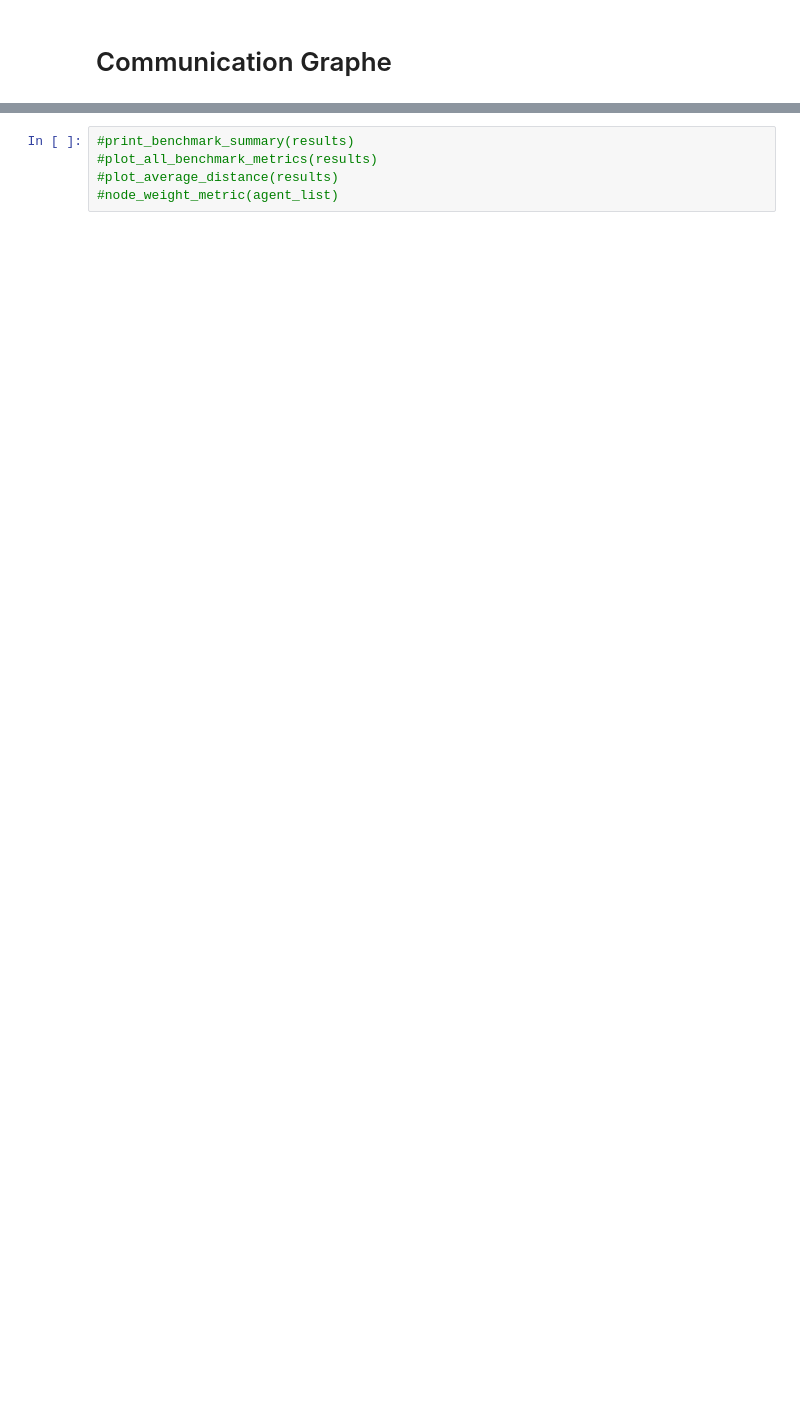
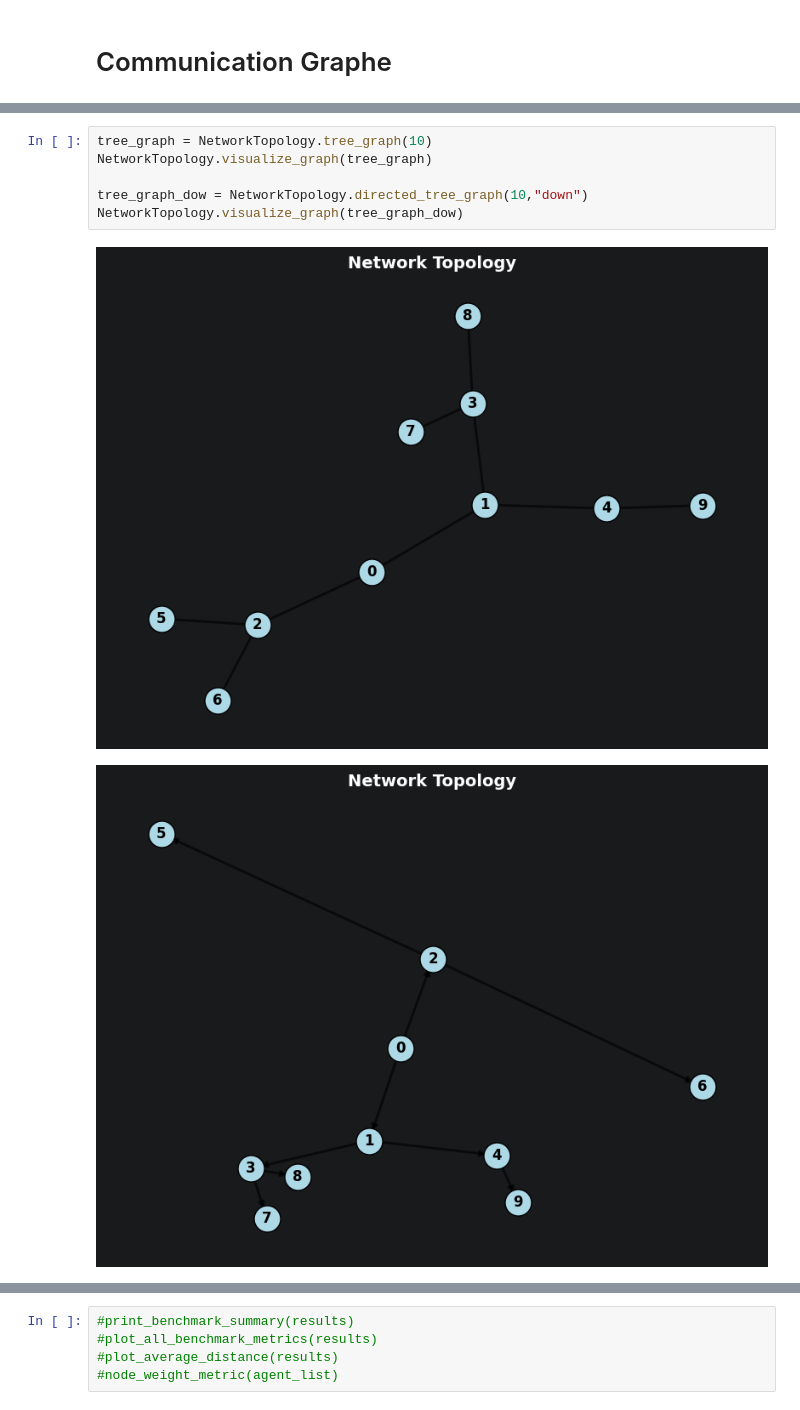
Before and after one commit to R-Florent/IA_A_-_Z, a Jupyter notebook: main.ipynb, the cells around one changed output, grey strips where cells are left out. Cells and saved outputs as stored; diff of their text form; blank space fills up the shorter version.

```diff
--- a/main.ipynb
+++ b/main.ipynb
@@ -55 +86,10 @@ NetworkTopology.visualize_graph(graph)
+# %%
+tree_graph = NetworkTopology.tree_graph(10)
+NetworkTopology.visualize_graph(tree_graph)
+
+tree_graph_dow = NetworkTopology.directed_tree_graph(10,"down")
+NetworkTopology.visualize_graph(tree_graph_dow)
+# %% [output]
+[figure, added]
+[figure, added]
 # %%
```
Also changed, not shown: parts of 29 cells of this notebook, 11 other files.
